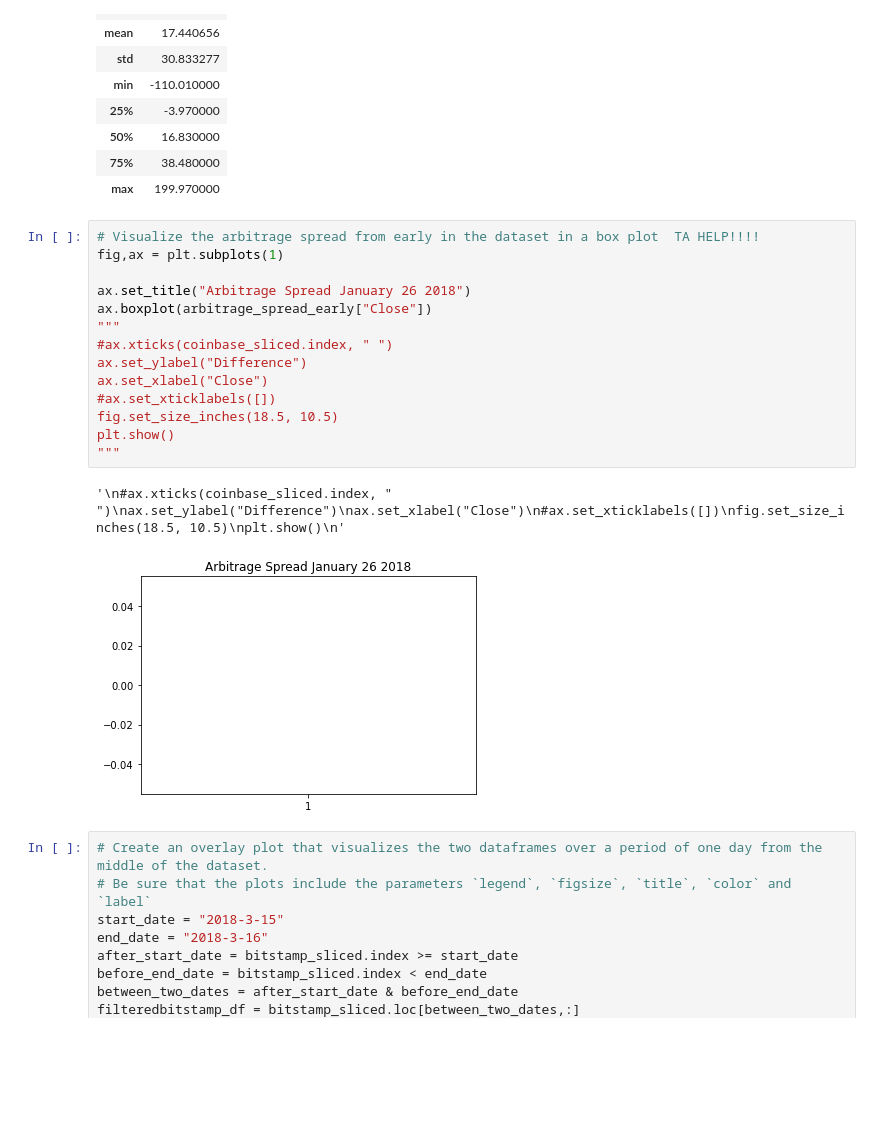
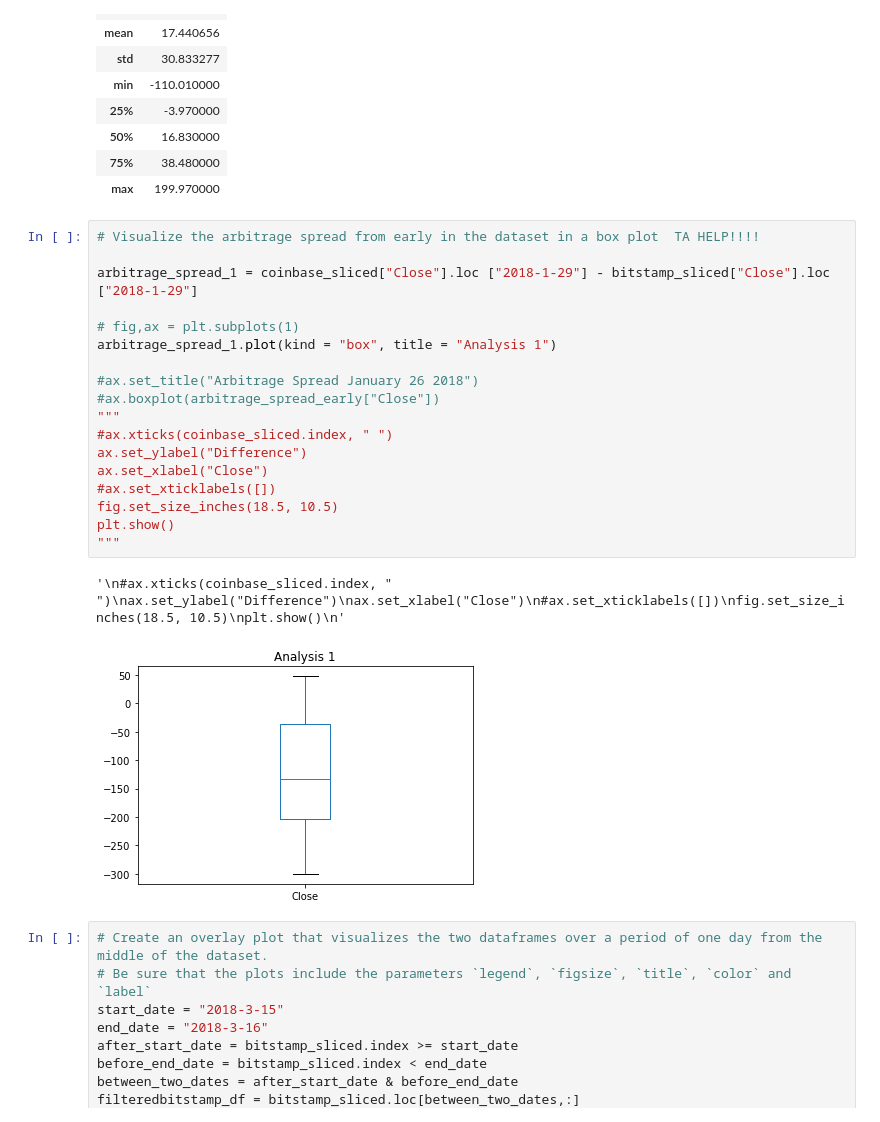
Before and after one commit to madhugirl/Crypto-Arbitrage-Opportunity, a Jupyter notebook: crypto_arbitrage.ipynb, the cells around one changed output. Cells and saved outputs as stored; diff of their text form; blank space fills up the shorter version.

```diff
--- a/crypto_arbitrage.ipynb
+++ b/crypto_arbitrage.ipynb
@@ -528,21 +532,25 @@ See the caveats in the documentation: https://pandas.pydata.org/pandas-docs/stab
 | max | 199.970000 |
 # %%
 # Visualize the arbitrage spread from early in the dataset in a box plot  TA HELP!!!!
-fig,ax = plt.subplots(1)
 
-ax.set_title("Arbitrage Spread January 26 2018")
-ax.boxplot(arbitrage_spread_early["Close"])
+arbitrage_spread_1 = coinbase_sliced["Close"].loc ["2018-1-29"] - bitstamp_sliced["Close"].loc ["2018-1-29"]
+
+# fig,ax = plt.subplots(1)
+arbitrage_spread_1.plot(kind = "box", title = "Analysis 1")
+
+#ax.set_title("Arbitrage Spread January 26 2018")
+#ax.boxplot(arbitrage_spread_early["Close"])
 """
 #ax.xticks(coinbase_sliced.index, " ")
 ax.set_ylabel("Difference")
 ax.set_xlabel("Close")
 #ax.set_xticklabels([])
 fig.set_size_inches(18.5, 10.5)
 plt.show()
 """
 # %% [output]
 '\n#ax.xticks(coinbase_sliced.index, " ")\nax.set_ylabel("Difference")\nax.set_xlabel("Close")\n#ax.set_xticklabels([])\nfig.set_size_inches(18.5, 10.5)\nplt.show()\n'
-[figure, old version]
+[figure, new version]
 # %%
 # Create an overlay plot that visualizes the two dataframes over a period of one day from the middle of the dataset.
 # Be sure that the plots include the parameters `legend`, `figsize`, `title`, `color` and `label`
```
Also changed, not shown: parts of 9 cells of this notebook.
